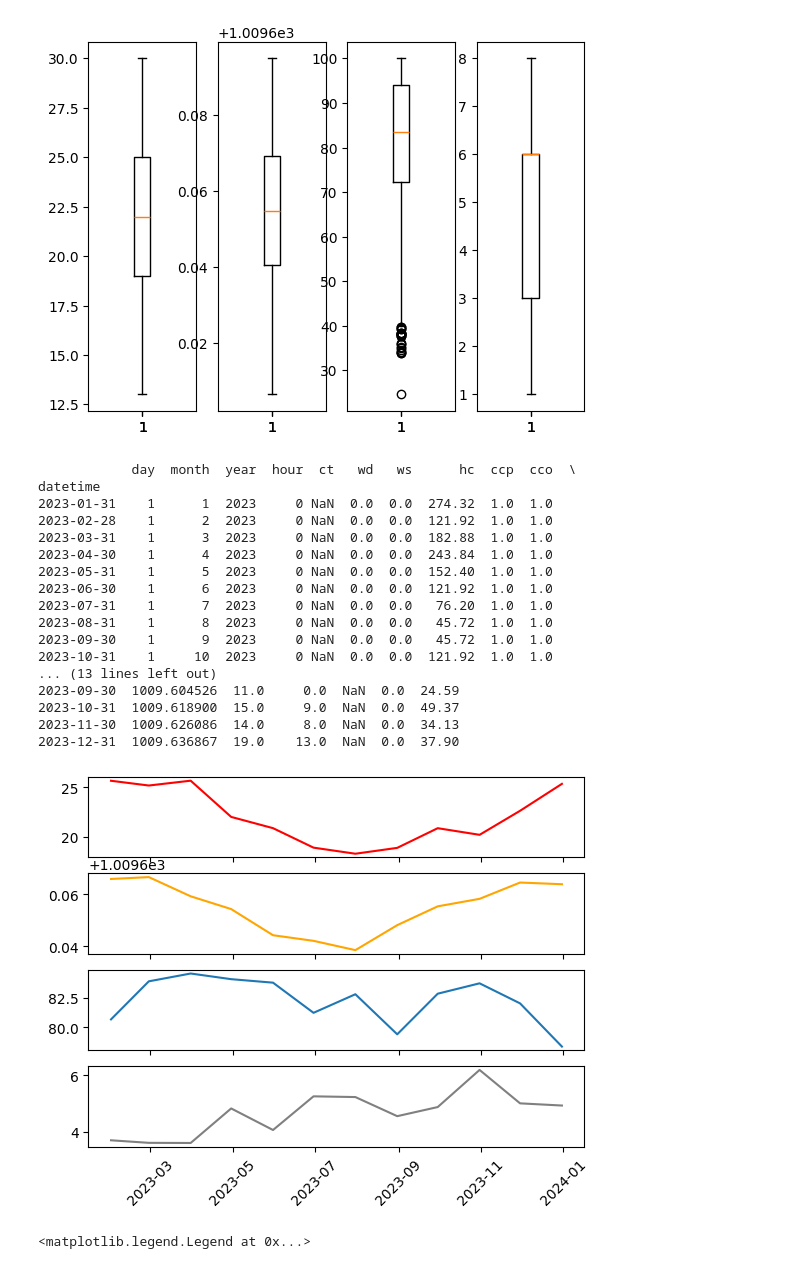
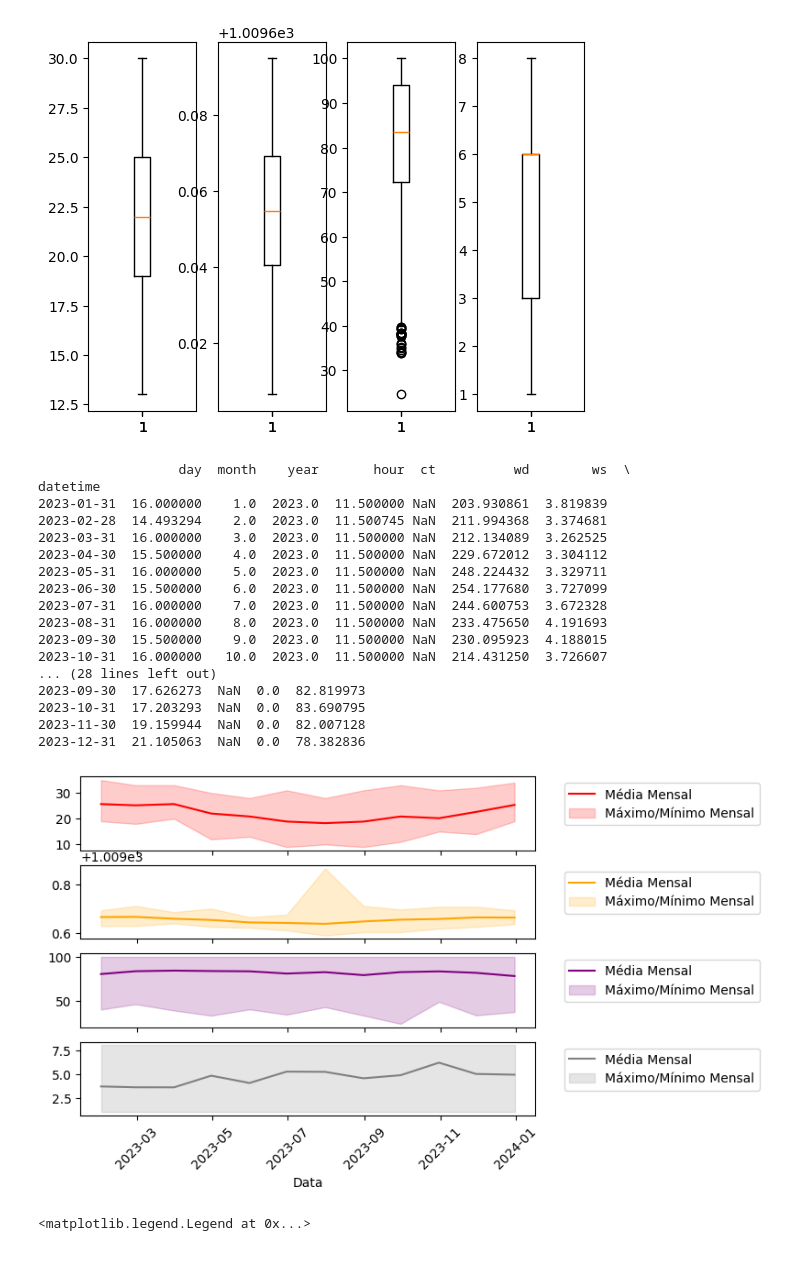
Before and after one commit to brunaboscato/ENS5173_20241, a Jupyter notebook: Atividade02.ipynb, the cells around one changed output. Drawn from its saved outputs; the diff is of its cells as text; code cells hidden in the pictures.

```diff
--- a/Atividade02.ipynb
+++ b/Atividade02.ipynb
@@ -157,38 +157,58 @@ O percentil 99 da cco é:nan
 # %%
 # Estatísticas dos dados
 metSuperficie.set_index('datetime', inplace=True)
 media_mensal = metSuperficie.resample('ME').mean()
 min_mensal = metSuperficie.resample('ME').min()
 max_mensal = metSuperficie.resample('ME').max()
 
-# Plotando figura após fazer a média mensal
-fig,ax = plt.subplots(4,sharex=True)
-ax[0].plot(media_mensal.index,media_mensal['temp'],color='red')
-ax[1].plot(media_mensal.index,media_mensal['p'],color='orange')
-ax[2].plot(media_mensal.index,media_mensal['relh'])
-ax[3].plot(media_mensal.index,media_mensal['cco'],color='gray')
+print(media_mensal)
+
+# Plotando figura após fazer a média mensal, mínimo e máximo
+fig, ax = plt.subplots(4, sharex=True)
+
+# Plotando temperatura com faixa de mínimo e máximo
+ax[0].plot(media_mensal.index, media_mensal['temp'], color='red', label='Média Mensal')
+ax[0].fill_between(media_mensal.index, min_mensal['temp'], max_mensal['temp'], color='red', alpha=0.2, label='Máximo/Mínimo Mensal')
+ax[0].legend(loc='upper left', bbox_to_anchor=(1.05, 1))
+
+# Plotando p com faixa de mínimo e máximo
+ax[1].plot(media_mensal.index, media_mensal['p'], color='orange', label='Média Mensal')
+ax[1].fill_between(media_mensal.index, min_mensal['p'], max_mensal['p'], color='orange', alpha=0.2, label='Máximo/Mínimo Mensal')
+ax[1].legend(loc='upper left', bbox_to_anchor=(1.05, 1))
+
+# Plotando relh com faixa de mínimo e máximo
+ax[2].plot(media_mensal.index, media_mensal['relh'], color='purple', label='Média Mensal')
+ax[2].fill_between(media_mensal.index, min_mensal['relh'], max_mensal['relh'], color='purple', alpha=0.2, label='Máximo/Mínimo Mensal')
+ax[2].legend(loc='upper left', bbox_to_anchor=(1.05, 1))
+
+# Plotando coo com faixa de mínimo e máximo
+ax[3].plot(media_mensal.index, media_mensal['cco'], color='gray', label='Média Mensal')
+ax[3].fill_between(media_mensal.index, min_mensal['cco'], max_mensal['cco'], color='gray', alpha=0.2, label='Máximo/Mínimo Mensal')
+ax[3].set_xlabel('Data')
 ax[3].tick_params(axis='x', rotation=45)
+ax[3].legend(loc='upper left', bbox_to_anchor=(1.05, 1))
 
-print(min_mensal)
+# Exibindo a figura
+plt.show()
 # %% [output]
-            day  month  year  hour  ct   wd   ws      hc  ccp  cco  \
+                  day  month    year       hour  ct          wd        ws  \
 datetime
-2023-01-31    1      1  2023     0 NaN  0.0  0.0  274.32  1.0  1.0
-2023-02-28    1      2  2023     0 NaN  0.0  0.0  121.92  1.0  1.0
-2023-03-31    1      3  2023     0 NaN  0.0  0.0  182.88  1.0  1.0
-2023-04-30    1      4  2023     0 NaN  0.0  0.0  243.84  1.0  1.0
-2023-05-31    1      5  2023     0 NaN  0.0  0.0  152.40  1.0  1.0
-2023-06-30    1      6  2023     0 NaN  0.0  0.0  121.92  1.0  1.0
-2023-07-31    1      7  2023     0 NaN  0.0  0.0   76.20  1.0  1.0
-2023-08-31    1      8  2023     0 NaN  0.0  0.0   45.72  1.0  1.0
-2023-09-30    1      9  2023     0 NaN  0.0  0.0   45.72  1.0  1.0
-2023-10-31    1     10  2023     0 NaN  0.0  0.0  121.92  1.0  1.0
-... (13 lines left out)
-2023-09-30  1009.604526  11.0     0.0  NaN  0.0  24.59
-2023-10-31  1009.618900  15.0     9.0  NaN  0.0  49.37
-2023-11-30  1009.626086  14.0     8.0  NaN  0.0  34.13
-2023-12-31  1009.636867  19.0    13.0  NaN  0.0  37.90
+2023-01-31  16.000000    1.0  2023.0  11.500000 NaN  203.930861  3.819839
+2023-02-28  14.493294    2.0  2023.0  11.500745 NaN  211.994368  3.374681
+2023-03-31  16.000000    3.0  2023.0  11.500000 NaN  212.134089  3.262525
+2023-04-30  15.500000    4.0  2023.0  11.500000 NaN  229.672012  3.304112
+2023-05-31  16.000000    5.0  2023.0  11.500000 NaN  248.224432  3.329711
+2023-06-30  15.500000    6.0  2023.0  11.500000 NaN  254.177680  3.727099
+2023-07-31  16.000000    7.0  2023.0  11.500000 NaN  244.600753  3.672328
+2023-08-31  16.000000    8.0  2023.0  11.500000 NaN  233.475650  4.191693
+2023-09-30  15.500000    9.0  2023.0  11.500000 NaN  230.095923  4.188015
+2023-10-31  16.000000   10.0  2023.0  11.500000 NaN  214.431250  3.726607
+... (28 lines left out)
+2023-09-30  17.626273  NaN  0.0  82.819973
+2023-10-31  17.203293  NaN  0.0  83.690795
+2023-11-30  19.159944  NaN  0.0  82.007128
+2023-12-31  21.105063  NaN  0.0  78.382836
-[figure, old version]
+[figure, new version]
 # %%
 # Criando minha rosa dos ventos
 from windrose import WindroseAxes
```
Also changed, not shown: parts of 4 cells of this notebook.
